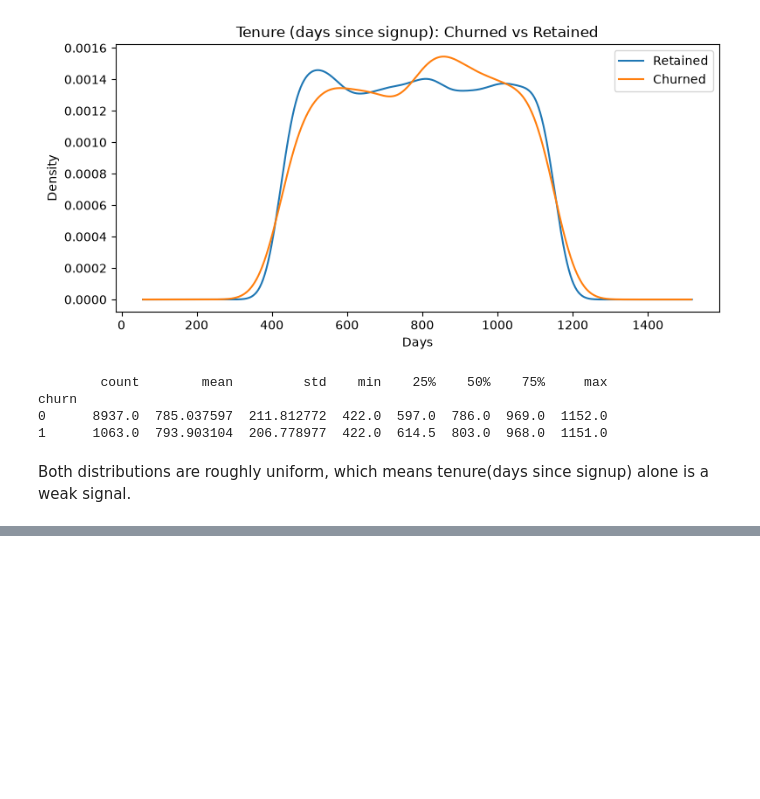
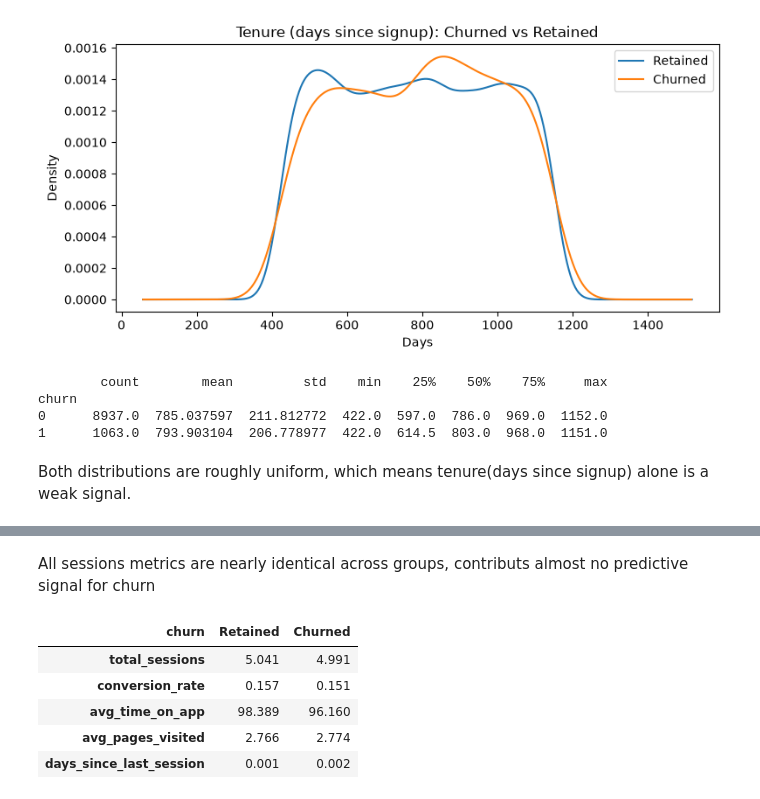
Before and after one commit to esosaomwanghe/ridewise_churnprediction, a Jupyter notebook: notebook/eda.ipynb, the cells around one changed output, grey strips where cells are left out. Drawn from its saved outputs; the diff is of its cells as text; code cells hidden in the pictures; blank space fills up the shorter version.

```diff
--- a/notebook/eda.ipynb
+++ b/notebook/eda.ipynb
@@ -508,0 +563,13 @@ Both distributions are roughly uniform, which means tenure(days since signup) al
+# %% [markdown]
+All sessions metrics are nearly identical across groups, contributs almost no predictive signal for churn
+# %%
+# Mean comparison table
+
+df.groupby('churn')[features].mean().T.rename(columns={0: 'Retained', 1: 'Churned'}).round(3)
+# %% [output]
+| churn | Retained | Churned |
+| total_sessions | 5.041 | 4.991 |
+| conversion_rate | 0.157 | 0.151 |
+| avg_time_on_app | 98.389 | 96.160 |
+| avg_pages_visited | 2.766 | 2.774 |
+| days_since_last_session | 0.001 | 0.002 |
```
Also changed, not shown: parts of 9 cells of this notebook.
